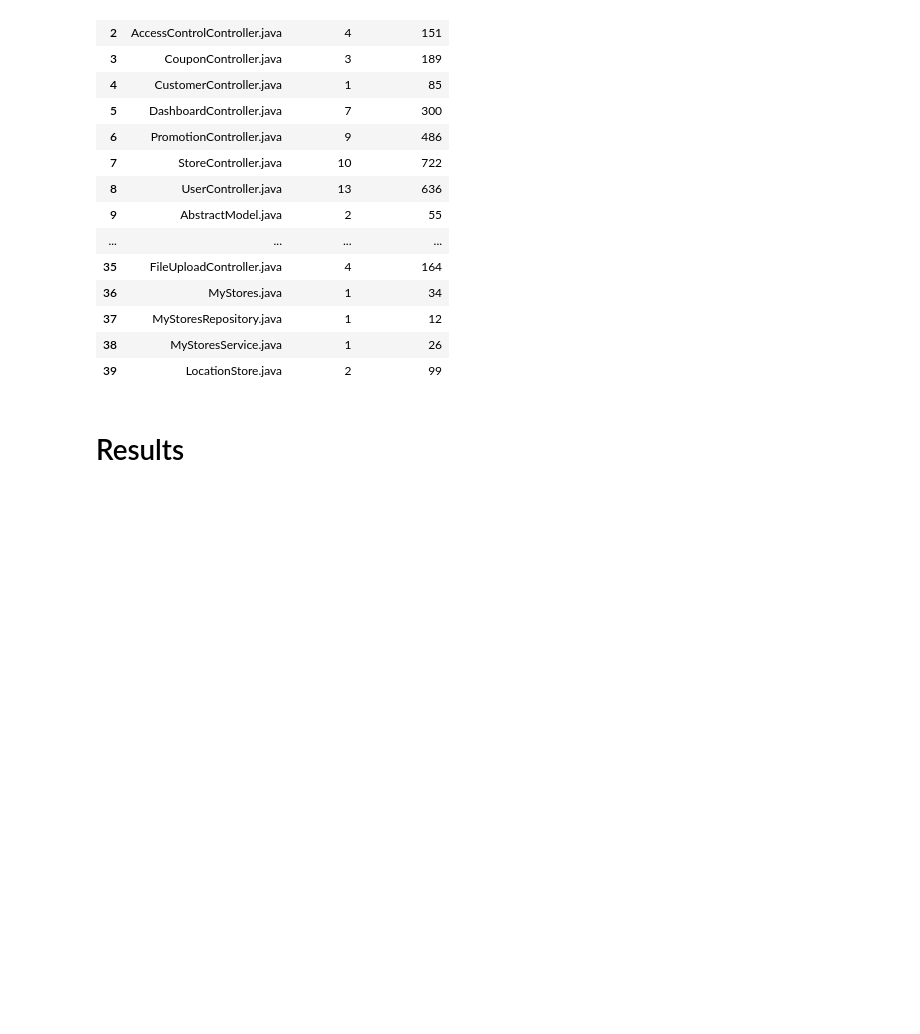
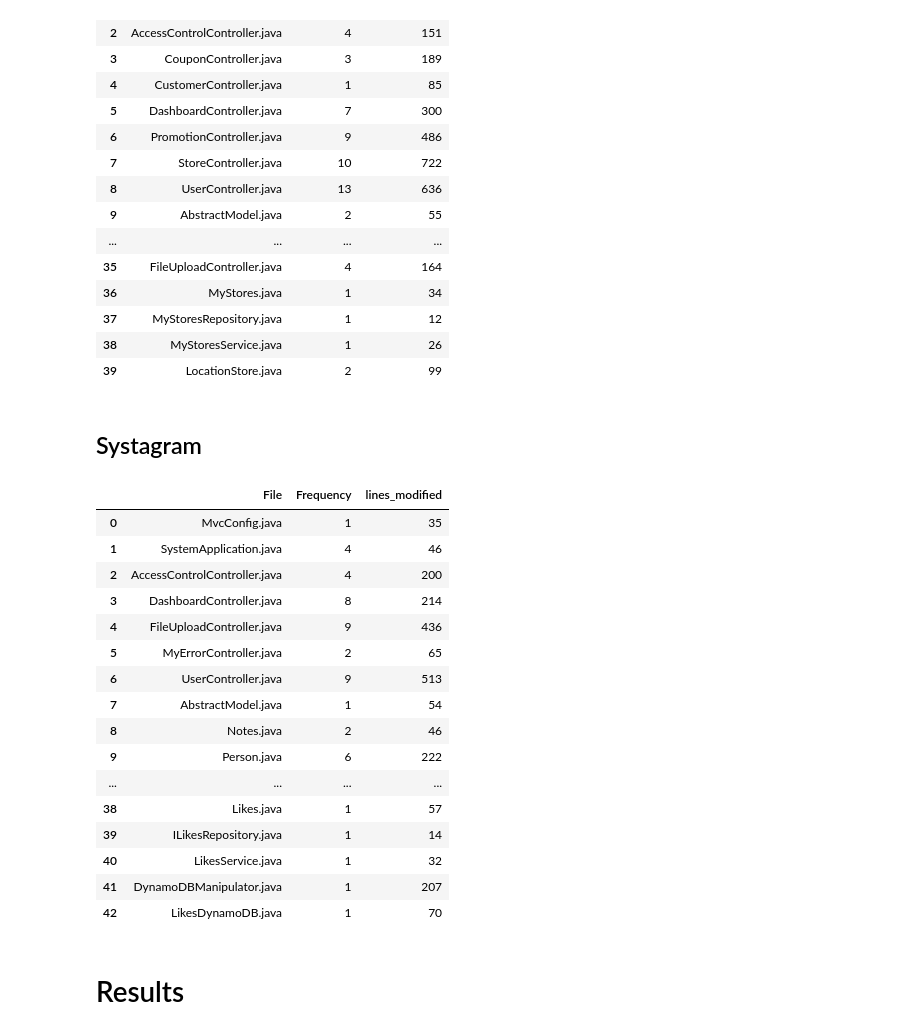
Before and after one commit to mining-software-repositories/treinamento, a Jupyter notebook: handson3.ipynb, the cells around one changed output. Saved outputs shown, nothing was run; the diff lists cells and outputs as text; code cells hidden in the pictures; blank space fills up the shorter version.

```diff
--- a/handson3.ipynb
+++ b/handson3.ipynb
@@ -237,6 +251,7 @@ dict_lines_modified_in_files_2 = msr.get_number_of_lines_of_code_changes_in_comm
 # %%
 dict_java_frequency_commits = get_dict_java_frequency_commits(dict_frequency_files_commits)
 dict_java_frequency_commits_2 = get_dict_java_frequency_commits(dict_frequency_files_commits_2)
+dict_java_frequency_commits_3 = get_dict_java_frequency_commits(dict_frequency_files_commits_3)
 # %%
 dict_java_lines_modified = get_dict_java_lines_modified(dict_lines_modified_in_files)
 dict_java_lines_modified_2 = get_dict_java_lines_modified(dict_lines_modified_in_files_2)
@@ -296,6 +314,29 @@ df_fc_ml_2
 | 37 | MyStoresRepository.java | 1 | 12 |
 | 38 | MyStoresService.java | 1 | 26 |
 | 39 | LocationStore.java | 2 | 99 |
+# %% [markdown]
+## Systagram
+# %%
+df_fc_ml_3 = merge_dataframes_java_frequency(df_java_frequency_commits_3, df_java_lines_modified_3)
+df_fc_ml_3
+# %% [output]
+|  | File | Frequency | lines_modified |
+| 0 | MvcConfig.java | 1 | 35 |
+| 1 | SystemApplication.java | 4 | 46 |
+| 2 | AccessControlController.java | 4 | 200 |
+| 3 | DashboardController.java | 8 | 214 |
+| 4 | FileUploadController.java | 9 | 436 |
+| 5 | MyErrorController.java | 2 | 65 |
+| 6 | UserController.java | 9 | 513 |
+| 7 | AbstractModel.java | 1 | 54 |
+| 8 | Notes.java | 2 | 46 |
+| 9 | Person.java | 6 | 222 |
+| ... | ... | ... | ... |
+| 38 | Likes.java | 1 | 57 |
+| 39 | ILikesRepository.java | 1 | 14 |
+| 40 | LikesService.java | 1 | 32 |
+| 41 | DynamoDBManipulator.java | 1 | 207 |
+| 42 | LikesDynamoDB.java | 1 | 70 |
 # %% [markdown]
 # Results
 # %% [markdown]
```
Also changed, not shown: parts of 24 cells of this notebook.
